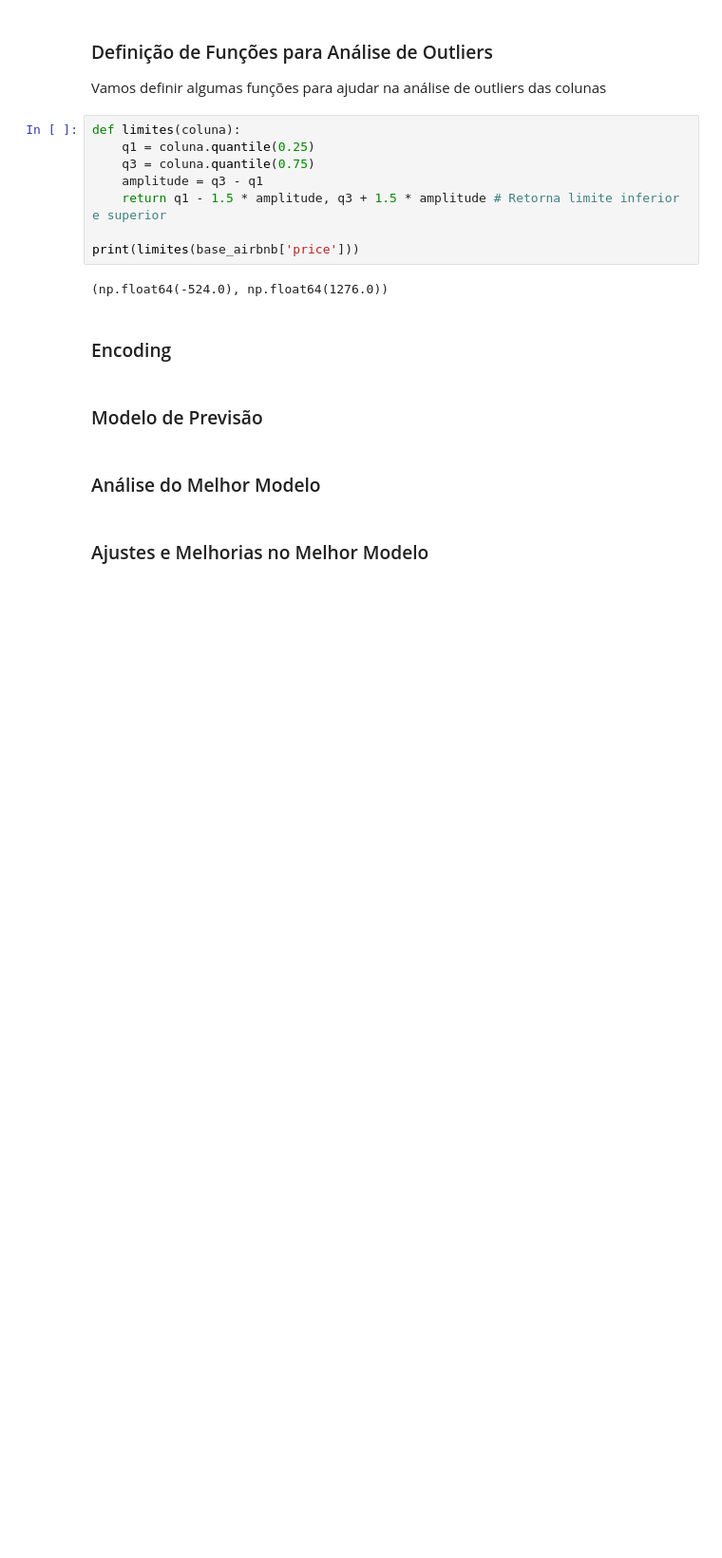
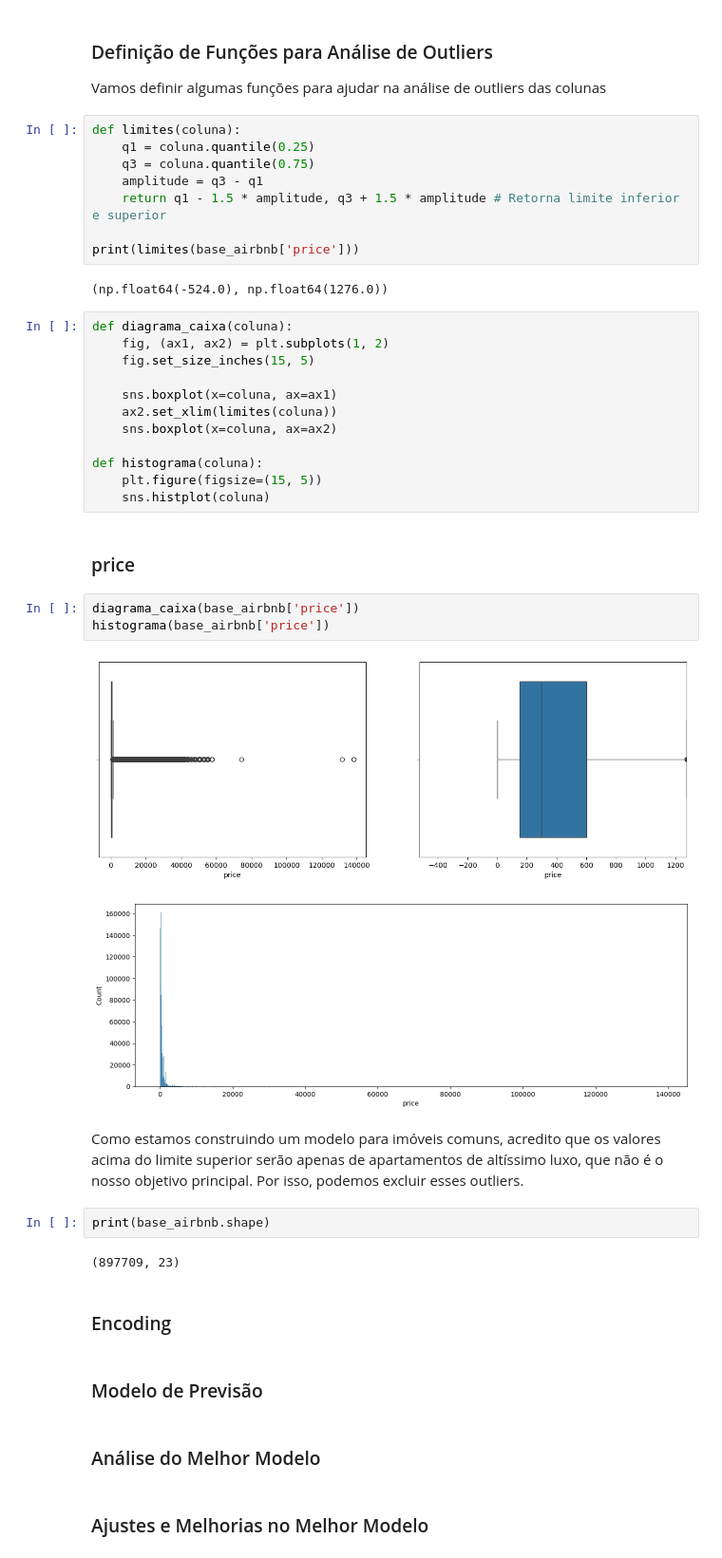
Before and after one commit to dePinhoPaulo/Python-Impressionador, a Jupyter notebook: 05. Impressionador/39. Projeto 3 - Ciência de Dados - Aplicação de Mercado de Trabalho/Projeto de Ciência de Dados e Recomendações - Solução Airbnb Rio.ipynb, the cells around one changed output. Shown at 95% size. Drawn from its saved outputs; the diff is of its cells as text; blank space fills up the shorter version.

```diff
--- a/05. Impressionador/39. Projeto 3 - Ciência de Dados - Aplicação de Mercado de Trabalho/Projeto de Ciência de Dados e Recomendações - Solução Airbnb Rio.ipynb
+++ b/05. Impressionador/39. Projeto 3 - Ciência de Dados - Aplicação de Mercado de Trabalho/Projeto de Ciência de Dados e Recomendações - Solução Airbnb Rio.ipynb
@@ -310,6 +310,32 @@ def limites(coluna):
 print(limites(base_airbnb['price']))
 # %% [output]
 (np.float64(-524.0), np.float64(1276.0))
+# %%
+def diagrama_caixa(coluna):
+    fig, (ax1, ax2) = plt.subplots(1, 2)
+    fig.set_size_inches(15, 5)
+
+    sns.boxplot(x=coluna, ax=ax1)
+    ax2.set_xlim(limites(coluna))
+    sns.boxplot(x=coluna, ax=ax2)
+
+def histograma(coluna):
+    plt.figure(figsize=(15, 5))
+    sns.histplot(coluna)
+# %% [markdown]
+### price
+# %%
+diagrama_caixa(base_airbnb['price'])
+histograma(base_airbnb['price'])
+# %% [output]
+[figure, added]
+[figure, added]
+# %% [markdown]
+Como estamos construindo um modelo para imóveis comuns, acredito que os valores acima do limite superior serão apenas de apartamentos de altíssimo luxo, que não é o nosso objetivo principal. Por isso, podemos excluir esses outliers.
+# %%
+print(base_airbnb.shape)
+# %% [output]
+(897709, 23)
 # %% [markdown]
 ### Encoding
 # %% [markdown]
```
